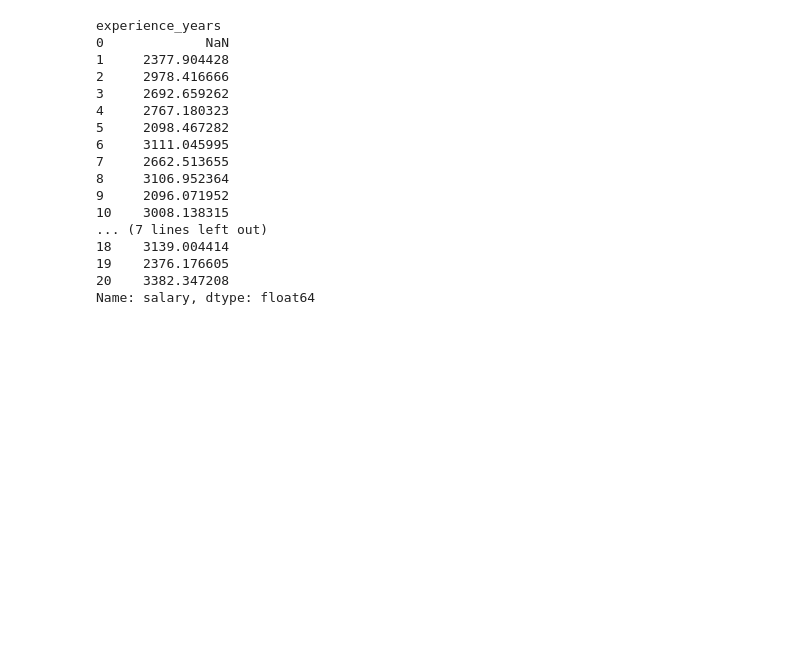
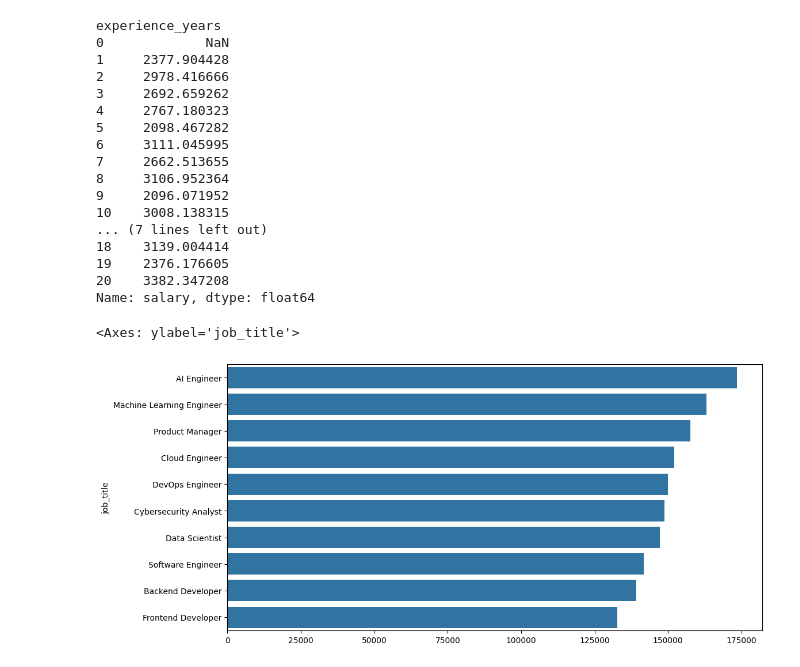
Before and after one commit to decknho/Data-Science, a Jupyter notebook: Semantix.ipynb, the cells around one changed output. Cells and saved outputs as stored; diff of their text form; code cells hidden in the pictures; blank space fills up the shorter version.

```diff
--- a/Semantix.ipynb
+++ b/Semantix.ipynb
@@ -248,3 +248,11 @@ experience_years
 19    2376.176605
 20    3382.347208
 Name: salary, dtype: float64
+# %%
+salary_by_job_title = df.groupby("job_title")["salary"].mean().sort_values(ascending=False).head(10)
+
+plt.figure(figsize=(12,6))
+sns.barplot(x=salary_by_job_title.values, y=salary_by_job_title.index)
+# %% [output]
+<Axes: ylabel='job_title'>
+[figure, added]
```
